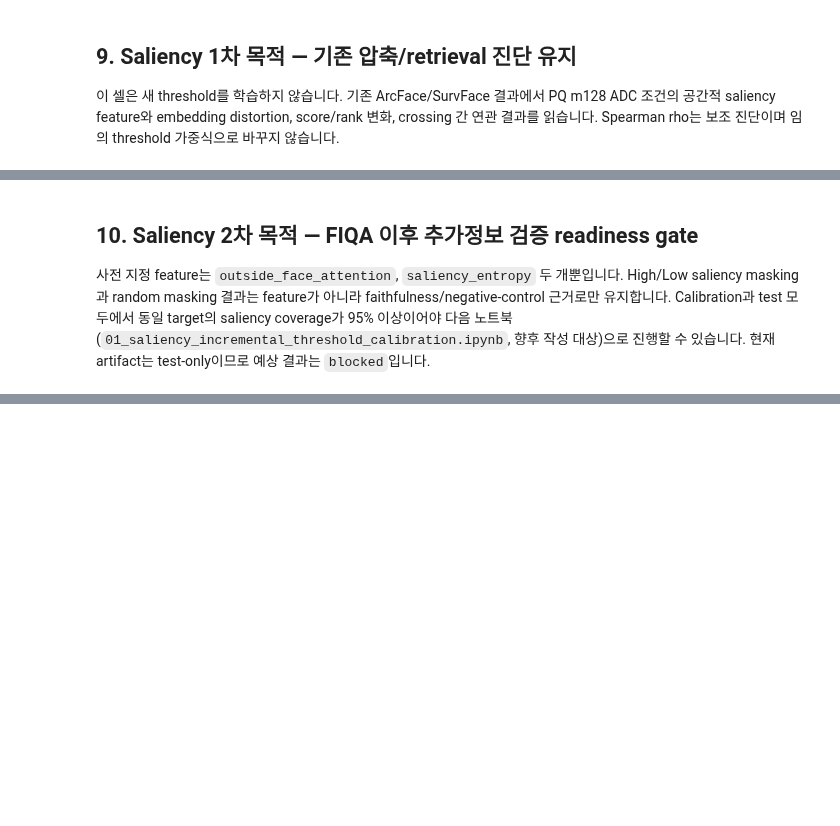
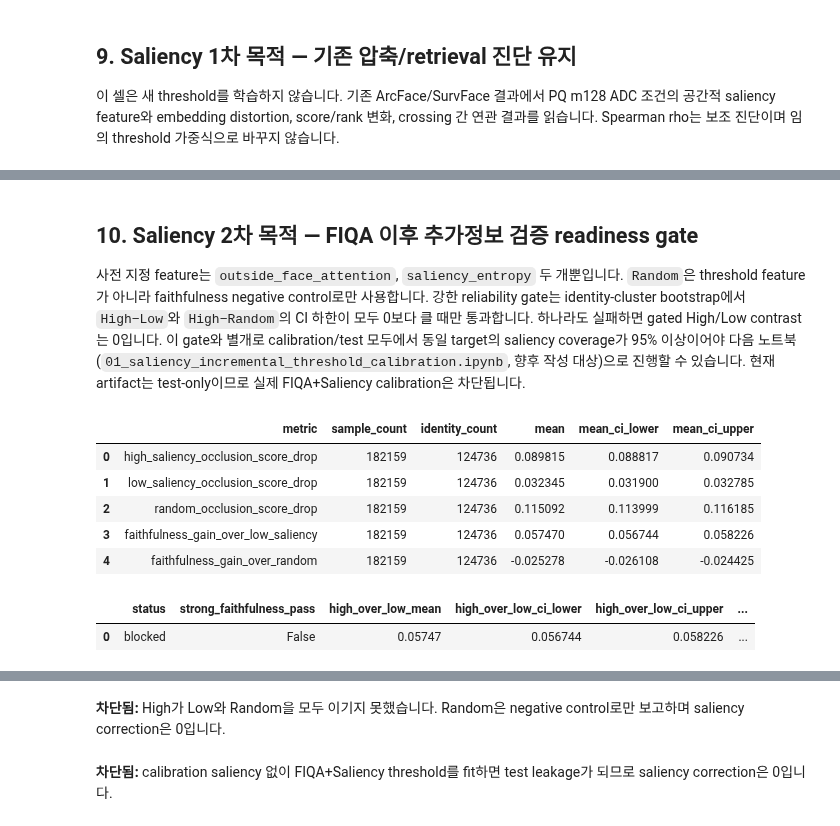
Before and after one commit to knougitrepos/ronbun, a Jupyter notebook: notebooks/calibration/00_fiqa_conditioned_threshold_calibration.ipynb, the cells around one changed output, grey strips where cells are left out. Drawn from its saved outputs; the diff is of its cells as text; code cells hidden in the pictures; blank space fills up the shorter version.

```diff
--- a/notebooks/calibration/00_fiqa_conditioned_threshold_calibration.ipynb
+++ b/notebooks/calibration/00_fiqa_conditioned_threshold_calibration.ipynb
@@ -467,33 +670,80 @@ else:
 # %% [markdown]
 ## 10. Saliency 2차 목적 — FIQA 이후 추가정보 검증 readiness gate
 
-사전 지정 feature는 `outside_face_attention`, `saliency_entropy` 두 개뿐입니다. High/Low saliency masking과 random masking 결과는 feature가 아니라 faithfulness/negative-control 근거로만 유지합니다. Calibration과 test 모두에서 동일 target의 saliency coverage가 95% 이상이어야 다음 노트북(`01_saliency_incremental_threshold_calibration.ipynb`, 향후 작성 대상)으로 진행할 수 있습니다. 현재 artifact는 test-only이므로 예상 결과는 `blocked`입니다.
+사전 지정 feature는 `outside_face_attention`, `saliency_entropy` 두 개뿐입니다. `Random`은 threshold feature가 아니라 faithfulness negative control로만 사용합니다. 강한 reliability gate는 identity-cluster bootstrap에서 `High−Low`와 `High−Random`의 CI 하한이 모두 0보다 클 때만 통과합니다. 하나라도 실패하면 gated High/Low contrast는 0입니다. 이 gate와 별개로 calibration/test 모두에서 동일 target의 saliency coverage가 95% 이상이어야 다음 노트북(`01_saliency_incremental_threshold_calibration.ipynb`, 향후 작성 대상)으로 진행할 수 있습니다. 현재 artifact는 test-only이므로 실제 FIQA+Saliency calibration은 차단됩니다.
 # %%
 saliency_readiness = None
+faithfulness_reliability = None
+faithfulness_summary = pd.DataFrame()
+saliency_correction_enabled = False
+saliency_reliability_weight = 0.0
 SALIENCY_FEATURE_PATH = (
     SOURCE_RUN_DIR / 'artifacts' / 'step2_workflow'
     / 'saliency_population' / 'saliency_features.csv'
 )
 if RUN_SALIENCY_READINESS_CHECK:
     if condition_tables is None:
         raise RuntimeError('readiness 계산에는 condition score artifact가 먼저 필요합니다.')
+    faithfulness_maximum_samples = resolve_common_faithfulness_maximum_samples(
+        PROJECT_ROOT,
+        datasets=('survface',),
+        run_ids={'survface': str(source_manifest['run_id'])},
+    )
+    faithfulness_artifacts = load_selected_faithfulness_artifacts(
+        PROJECT_ROOT,
+        datasets=('survface',),
+        model_uids={'survface': source_model_uid},
+        run_ids={'survface': str(source_manifest['run_id'])},
+        maximum_samples=faithfulness_maximum_samples,
+    )
+    faithfulness_summary = faithfulness_artifacts.summary
+    faithfulness_reliability = assess_saliency_faithfulness_reliability(
+        faithfulness_summary, group='all'
+    )
+    display(
+        faithfulness_summary.loc[
+            faithfulness_summary['group'].astype(str).eq('all'),
+            ['metric', 'sample_count', 'identity_count', 'mean', 'mean_ci_lower', 'mean_ci_upper'],
+        ].reset_index(drop=True)
+    )
+    display(pd.DataFrame([faithfulness_reliability.as_dict()]))
     saliency_features = pd.read_csv(
         SALIENCY_FEATURE_PATH,
         usecols=[
             'sample_id', 'saliency_target_name', 'heatmap_available',
             'gradcam_valid_heatmap', 'outside_face_attention', 'saliency_entropy',
         ],
         low_memory=False,
     )
     saliency_readiness = assess_saliency_incremental_readiness(
         condition_tables.calibration,
         condition_tables.test,
         saliency_features,
         requested_features=('outside_face_attention', 'saliency_entropy'),
         minimum_coverage=0.95,
     )
     display(pd.DataFrame([saliency_readiness.as_dict()]))
+    saliency_correction_enabled = bool(
+        saliency_readiness.secondary_calibration_supported
+        and faithfulness_reliability.strong_faithfulness_pass
+    )
+    saliency_reliability_weight = (
+        faithfulness_reliability.gated_high_low_contrast
+        if saliency_correction_enabled
+        else 0.0
+    )
+    if not faithfulness_reliability.strong_faithfulness_pass:
+        display(Markdown('**차단됨:** High가 Low와 Random을 모두 이기지 못했습니다. Random은 negative control로만 보고하며 saliency correction은 0입니다.'))
     if not saliency_readiness.secondary_calibration_supported:
-        display(Markdown('**차단됨:** calibration saliency 없이 FIQA+Saliency threshold를 fit하면 test leakage가 되므로 실행하지 않습니다.'))
+        display(Markdown('**차단됨:** calibration saliency 없이 FIQA+Saliency threshold를 fit하면 test leakage가 되므로 saliency correction은 0입니다.'))
 else:
-    display(Markdown('`RUN_SALIENCY_READINESS_CHECK=False`: 대용량 saliency feature 파일을 읽지 않습니다. 현재 알려진 calibration coverage는 0이므로 2차 calibration은 차단 상태입니다.'))
+    display(Markdown('`RUN_SALIENCY_READINESS_CHECK=False`: faithfulness/Random gate와 대용량 saliency feature 파일을 읽지 않습니다. 2차 calibration은 차단 상태입니다.'))
+# %% [output]
+|  | metric | sample_count | identity_count | mean | mean_ci_lower | mean_ci_upper |
+| 0 | high_saliency_occlusion_score_drop | 182159 | 124736 | 0.089815 | 0.088817 | 0.090734 |
+| 1 | low_saliency_occlusion_score_drop | 182159 | 124736 | 0.032345 | 0.031900 | 0.032785 |
+| 2 | random_occlusion_score_drop | 182159 | 124736 | 0.115092 | 0.113999 | 0.116185 |
+| 3 | faithfulness_gain_over_low_saliency | 182159 | 124736 | 0.057470 | 0.056744 | 0.058226 |
+| 4 | faithfulness_gain_over_random | 182159 | 124736 | -0.025278 | -0.026108 | -0.024425 |
+|  | status | strong_faithfulness_pass | high_over_low_mean | high_over_low_ci_lower | high_over_low_ci_upper | ... |
+| 0 | blocked | False | 0.05747 | 0.056744 | 0.058226 | ... |
@@ -500,3 +752,5 @@ else:
+**차단됨:** High가 Low와 Random을 모두 이기지 못했습니다. Random은 negative control로만 보고하며 saliency correction은 0입니다.
+**차단됨:** calibration saliency 없이 FIQA+Saliency threshold를 fit하면 test leakage가 되므로 saliency correction은 0입니다.
 # %%
 # 11. 현재 상태 요약 — 계산 완료와 미실행을 명확히 구분
 status_rows = [
```
Also changed, not shown: parts of 13 cells of this notebook, 15 other files.
